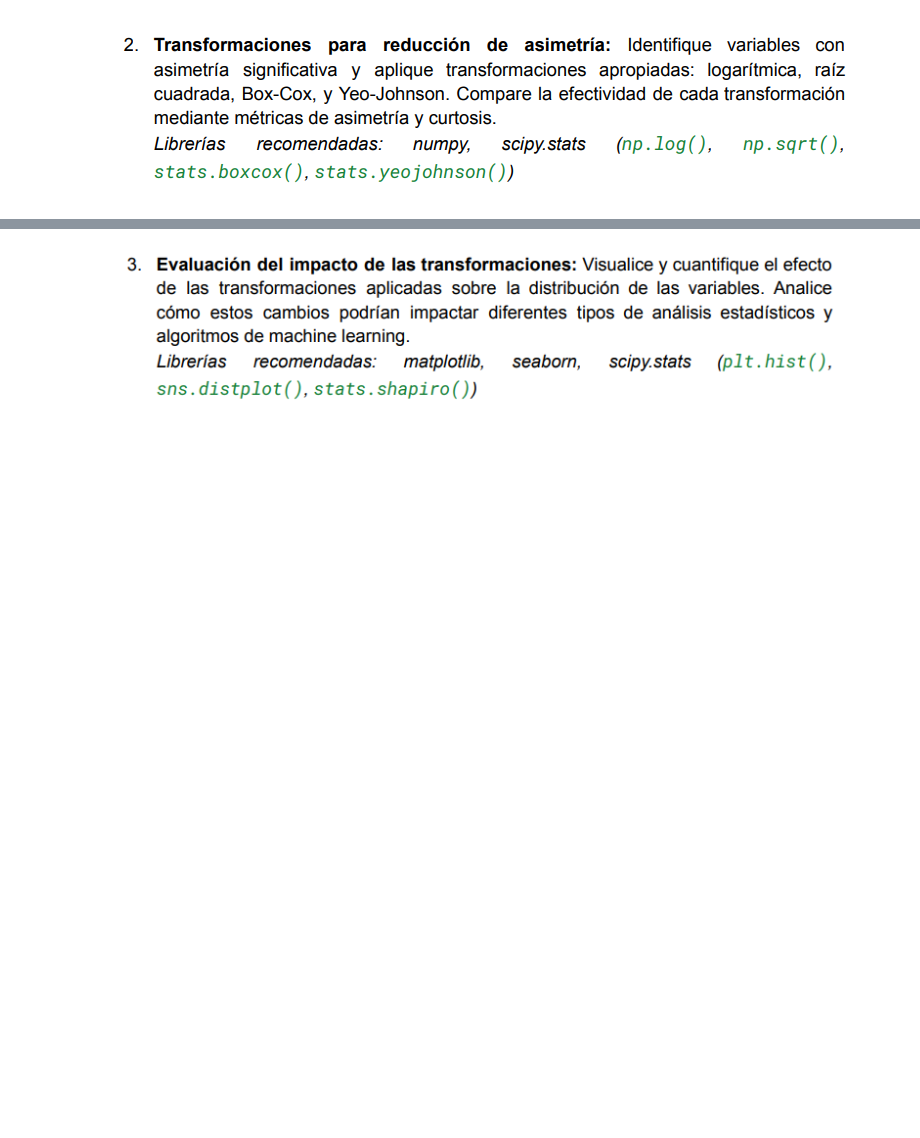
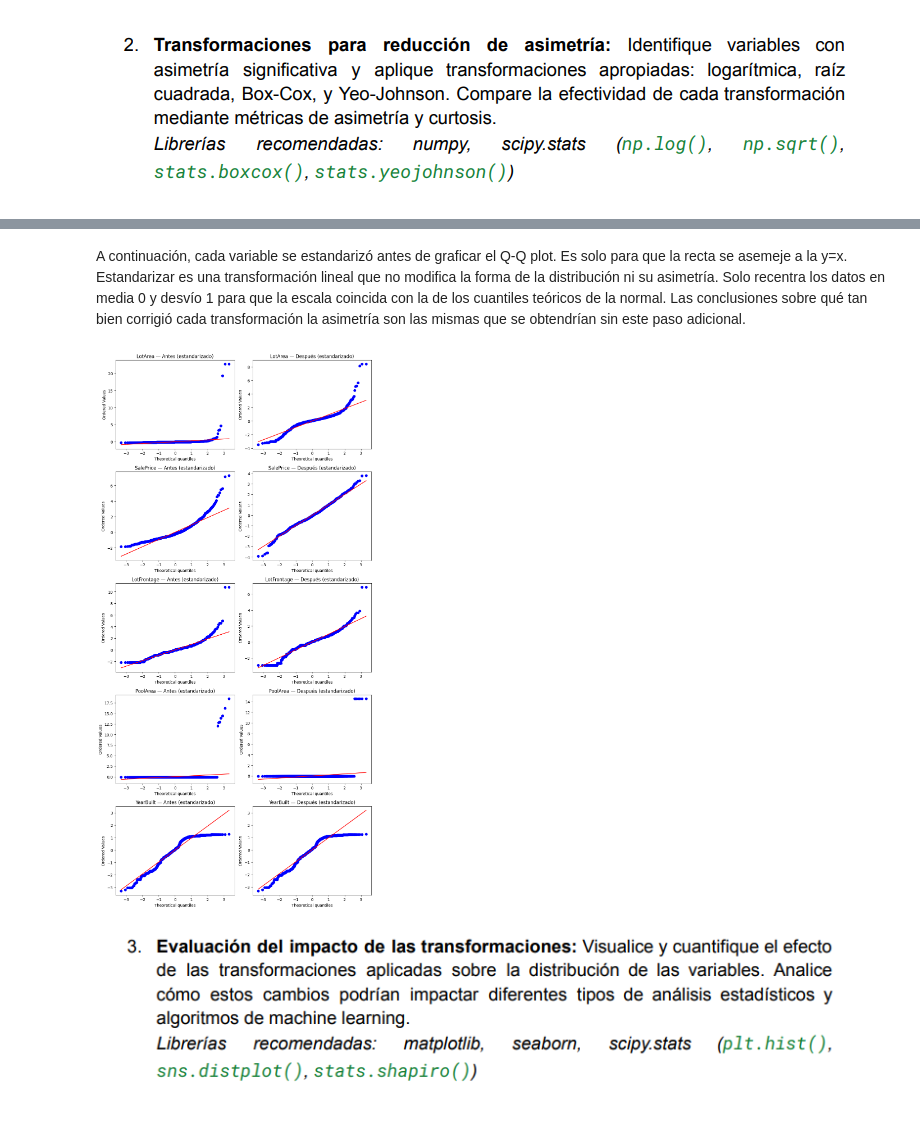
Before and after one commit to AlesioRios/Laboratorio-de-Datos-II, a Jupyter notebook: Lab_de_Datos_II_TP2.ipynb, the cells around one changed output, grey strips where cells are left out. Drawn from its saved outputs; the diff is of its cells as text; code cells hidden in the pictures; blank space fills up the shorter version.

```diff
--- a/Lab_de_Datos_II_TP2.ipynb
+++ b/Lab_de_Datos_II_TP2.ipynb
@@ -1888,0 +2084,13 @@ La codificación por conteo y por frecuencia resulta especialmente conveniente p
+# %%
+from scipy.stats import skew, kurtosis
+
+variables_transformadas = ['LotArea', 'SalePrice', 'LotFrontage', 'PoolArea', 'YearBuilt']
+
+# Tabla comparativa de asimetría y curtosis
+comparacion = pd.DataFrame({
+    'Asimetría (antes)': df_numerico[variables_transformadas].apply(skew),
+    'Asimetría (después)': df_transformado[variables_transformadas].apply(skew),
+    'Curtosis (antes)': df_numerico[variables_transformadas].apply(kurtosis),
+    'Curtosis (después)': df_transformado[variables_transformadas].apply(kurtosis),
+})
+comparacion
@@ -1889,2 +2104,20 @@ La codificación por conteo y por frecuencia resulta especialmente conveniente p
+# %% [markdown]
+A continuación, cada variable se estandarizó antes de graficar el Q-Q plot. Es solo para que la recta se asemeje a la y=x. Estandarizar es una transformación lineal que no modifica la forma de la distribución ni su asimetría. Solo recentra los datos en media 0 y desvío 1 para que la escala coincida con la de los cuantiles teóricos de la normal. Las conclusiones sobre qué tan bien corrigió cada transformación la asimetría son las mismas que se obtendrían sin este paso adicional.
+# %%
+from scipy.stats import zscore
+
+fig, axes = plt.subplots(nrows=len(variables_transformadas), ncols=2, figsize=(10, 4 * len(variables_transformadas)))
+
+for i, var in enumerate(variables_transformadas):
+    stats.probplot(zscore(df_numerico[var]), dist='norm', plot=axes[i, 0])
+    axes[i, 0].set_title(f'{var} — Antes (estandarizado)')
+
+    stats.probplot(zscore(df_transformado[var]), dist='norm', plot=axes[i, 1])
+    axes[i, 1].set_title(f'{var} — Después (estandarizado)')
+
+plt.tight_layout()
+plt.show()
+# %% [output]
+[figure, added]
 # %% [markdown]
 ![image.png](embedded-picture-1)
```
Also changed, not shown: parts of 49 cells of this notebook.
